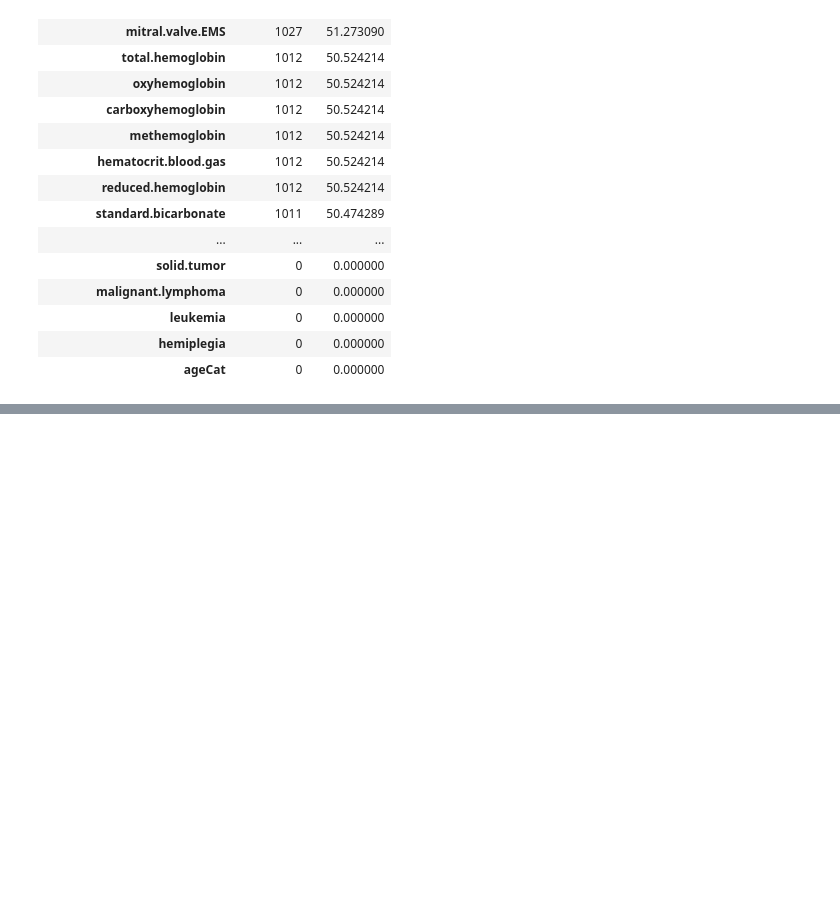
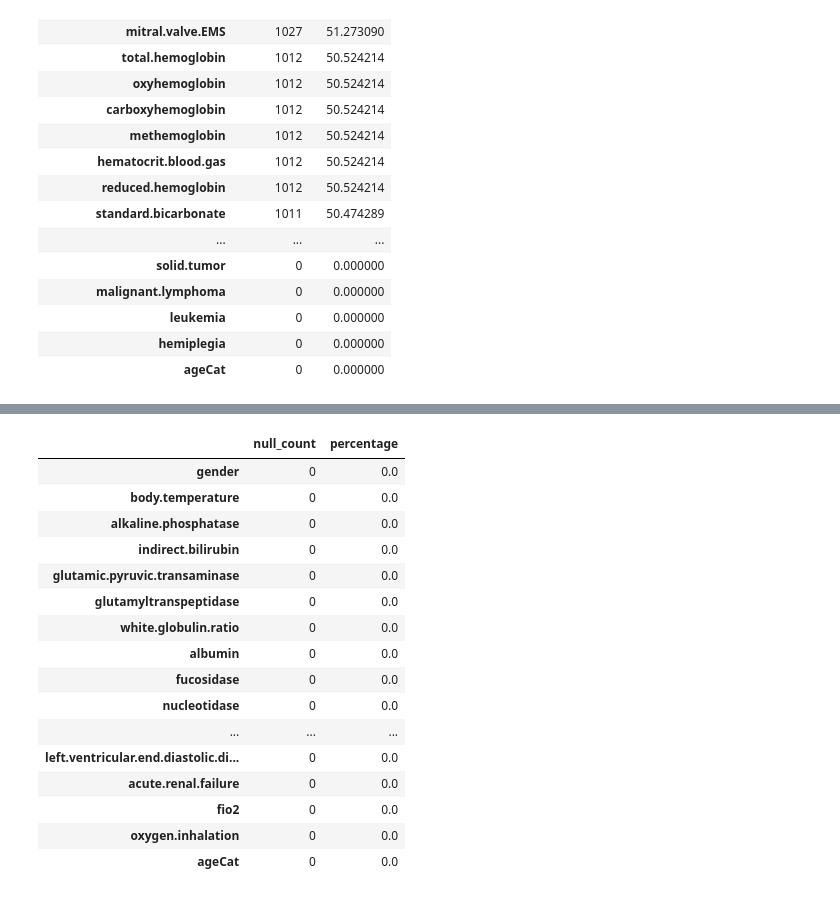
Before and after one commit to Vikram-Shenoy/Computational-Models, a Jupyter notebook: Working/w.ipynb, the cells around one changed output, grey strips where cells are left out. Cells and saved outputs as stored; diff of their text form; code cells hidden in the pictures; blank space fills up the shorter version.

```diff
--- a/Working/w.ipynb
+++ b/Working/w.ipynb
@@ -350,0 +388,5 @@ df3.shape
+# %%
+import random
+df.drop(['tricuspid.valve.return.velocity'],axis=1,inplace=True)
+# %%
+df['high.sensitivity.protein'] = df['high.sensitivity.protein'].fillna(random.uniform(0.5,4.5))
@@ -350,0 +482,26 @@ df3.shape
+# %%
+df.drop(['prothrombin.time.ratio'],axis=1,inplace=True)
+df['eosinophil.count'] = df['eosinophil.count'].fillna(random.uniform(0.02,0.5))
+# %%
+null_count=df.isna().sum().sort_values(ascending=False)
+percentage=((df.isna().sum()/df.isna().count())*100).sort_values(ascending=False)
+null_df=pd.concat([null_count,percentage],axis=1,keys=["null_count","percentage"])
+null_df
+# %% [output]
+|  | null_count | percentage |
+| gender | 0 | 0.0 |
+| body.temperature | 0 | 0.0 |
+| alkaline.phosphatase | 0 | 0.0 |
+| indirect.bilirubin | 0 | 0.0 |
+| glutamic.pyruvic.transaminase | 0 | 0.0 |
+| glutamyltranspeptidase | 0 | 0.0 |
+| white.globulin.ratio | 0 | 0.0 |
+| albumin | 0 | 0.0 |
+| fucosidase | 0 | 0.0 |
+| nucleotidase | 0 | 0.0 |
+| ... | ... | ... |
+| left.ventricular.end.diastolic.di... | 0 | 0.0 |
+| acute.renal.failure | 0 | 0.0 |
+| fio2 | 0 | 0.0 |
+| oxygen.inhalation | 0 | 0.0 |
+| ageCat | 0 | 0.0 |
```
Also changed, not shown: parts of 21 cells of this notebook, 1 other file.
